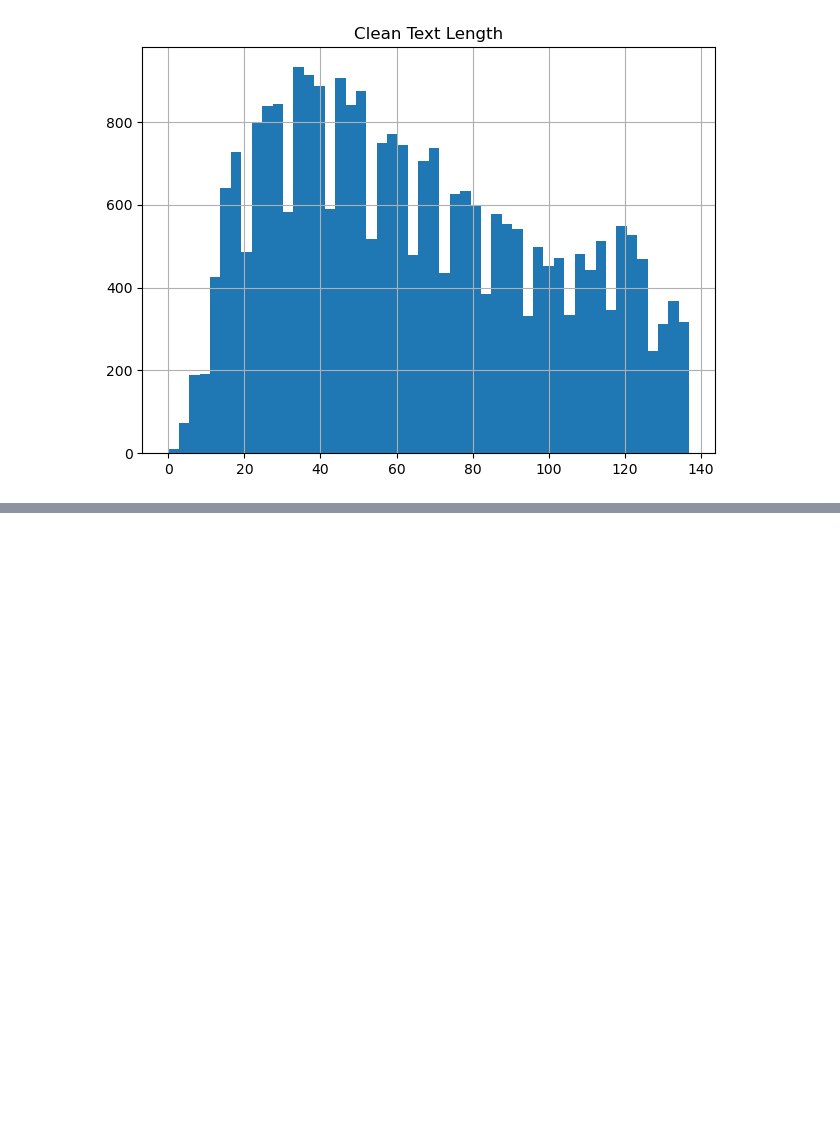
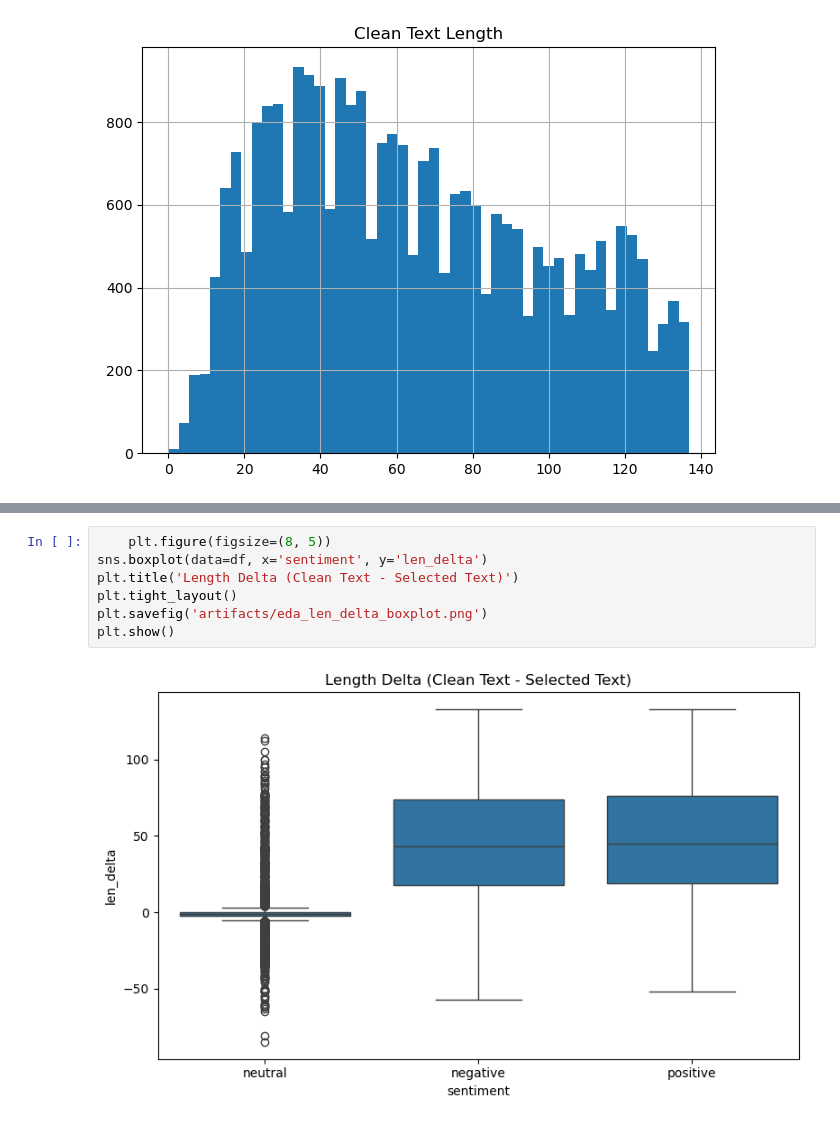
Before and after one commit to shra012/Tweet-Sentiment-Analysis, a Jupyter notebook: 01_eda.ipynb, the cells around one changed output, grey strips where cells are left out. Saved outputs shown, nothing was run; the diff lists cells and outputs as text; blank space fills up the shorter version.

```diff
--- a/01_eda.ipynb
+++ b/01_eda.ipynb
@@ -72,0 +122,9 @@ feature_summary.to_csv('artifacts/eda_feature_summary.csv')
+# %%
+    plt.figure(figsize=(8, 5))
+sns.boxplot(data=df, x='sentiment', y='len_delta')
+plt.title('Length Delta (Clean Text - Selected Text)')
+plt.tight_layout()
+plt.savefig('artifacts/eda_len_delta_boxplot.png')
+plt.show()
+# %% [output]
+[figure, added]
```
Also changed, not shown: parts of 12 cells of this notebook.
